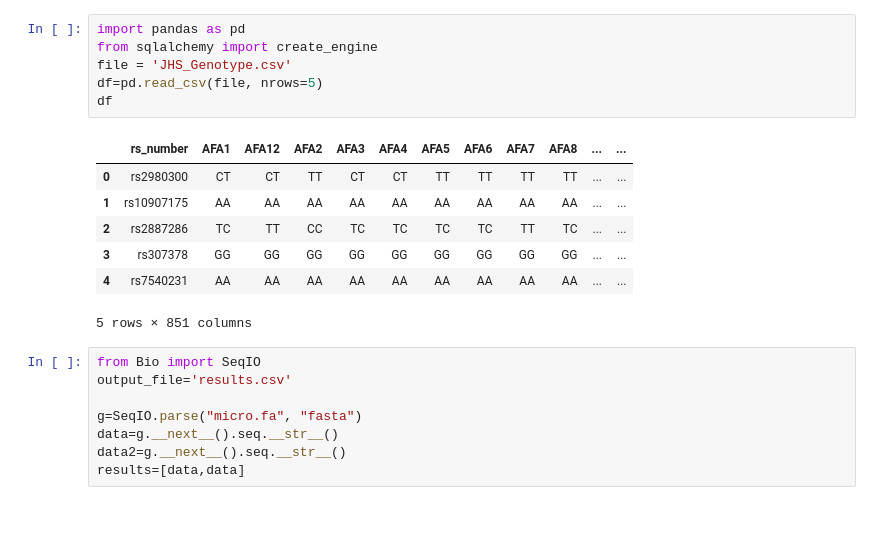
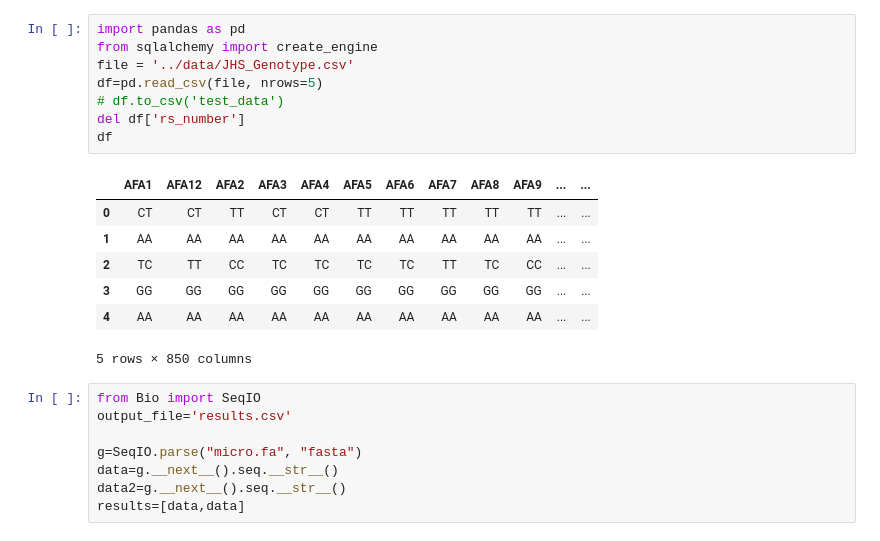
Before and after one commit to NicholasARossi/SNP_analysis, a Jupyter notebook: Data_munging.ipynb, the cells around one changed output. Saved outputs shown, nothing was run; the diff lists cells and outputs as text.

```diff
--- a/Data_munging.ipynb
+++ b/Data_munging.ipynb
@@ -1,17 +1,19 @@
 # %%
 import pandas as pd
 from sqlalchemy import create_engine
-file = 'JHS_Genotype.csv'
+file = '../data/JHS_Genotype.csv'
 df=pd.read_csv(file, nrows=5)
+# df.to_csv('test_data')
+del df['rs_number']
 df
 # %% [output]
-|  | rs_number | AFA1 | AFA12 | AFA2 | AFA3 | AFA4 | AFA5 | AFA6 | AFA7 | AFA8 | ... | ... |
-| 0 | rs2980300 | CT | CT | TT | CT | CT | TT | TT | TT | TT | ... | ... |
-| 1 | rs10907175 | AA | AA | AA | AA | AA | AA | AA | AA | AA | ... | ... |
-| 2 | rs2887286 | TC | TT | CC | TC | TC | TC | TC | TT | TC | ... | ... |
-| 3 | rs307378 | GG | GG | GG | GG | GG | GG | GG | GG | GG | ... | ... |
-| 4 | rs7540231 | AA | AA | AA | AA | AA | AA | AA | AA | AA | ... | ... |
+|  | AFA1 | AFA12 | AFA2 | AFA3 | AFA4 | AFA5 | AFA6 | AFA7 | AFA8 | AFA9 | ... | ... |
+| 0 | CT | CT | TT | CT | CT | TT | TT | TT | TT | TT | ... | ... |
+| 1 | AA | AA | AA | AA | AA | AA | AA | AA | AA | AA | ... | ... |
+| 2 | TC | TT | CC | TC | TC | TC | TC | TT | TC | CC | ... | ... |
+| 3 | GG | GG | GG | GG | GG | GG | GG | GG | GG | GG | ... | ... |
+| 4 | AA | AA | AA | AA | AA | AA | AA | AA | AA | AA | ... | ... |
-5 rows × 851 columns
+5 rows × 850 columns
 # %%
 from Bio import SeqIO
 output_file='results.csv'
```
